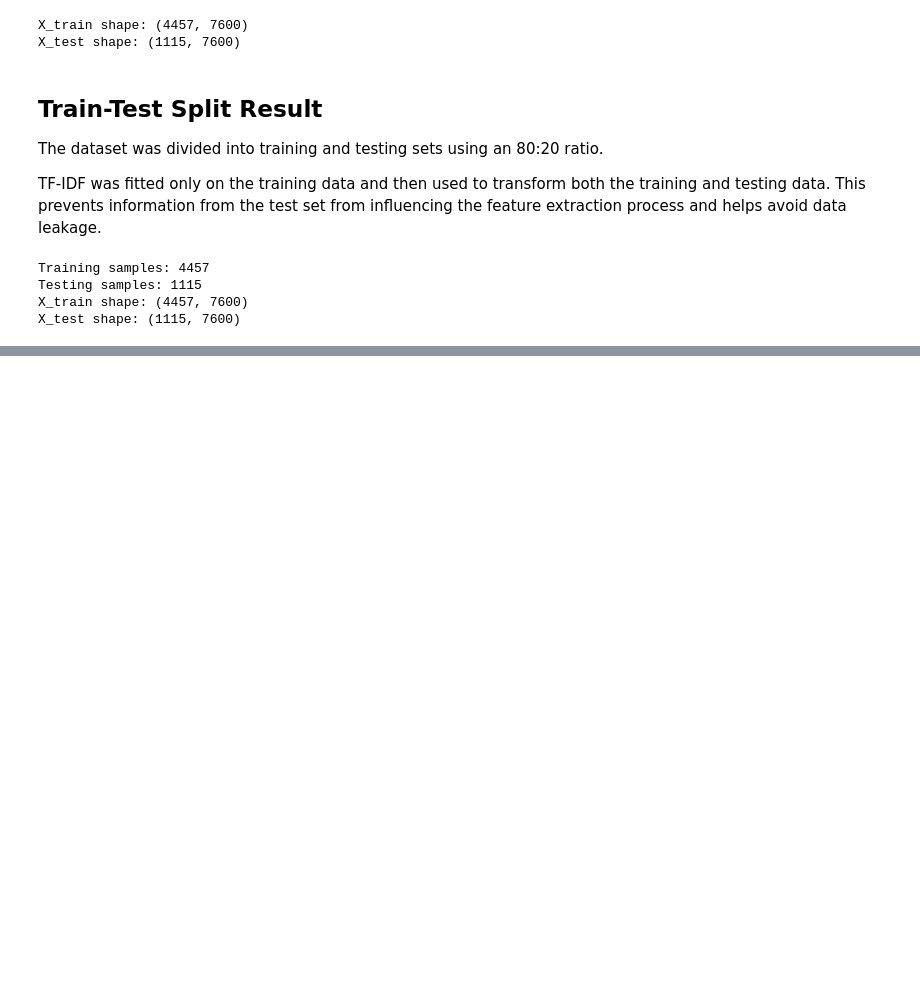
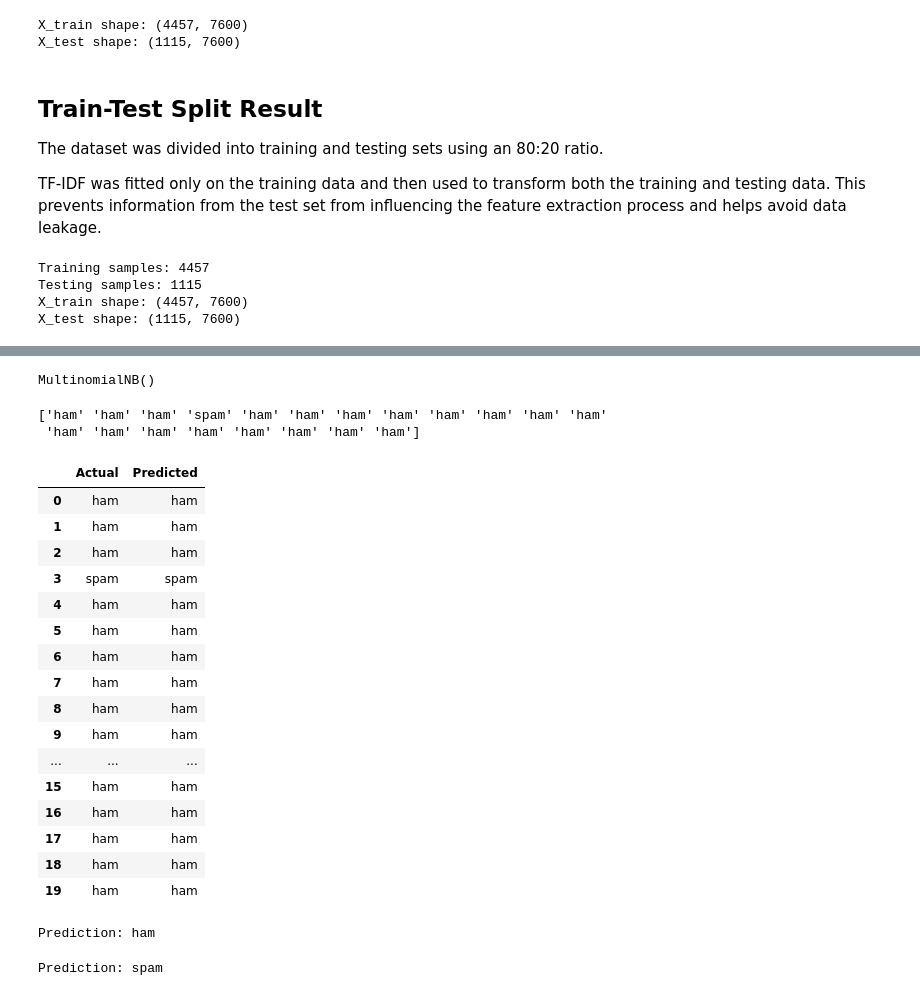
Before and after one commit to Lavanya-1134/Spam-Mail-Detector, a Jupyter notebook: notebooks/Spam_Mail_Detector.ipynb, the cells around one changed output, grey strips where cells are left out. Cells and saved outputs as stored; diff of their text form; code cells hidden in the pictures; blank space fills up the shorter version.

Commit message:
feat: train naive bayes spam classifier

```diff
--- a/notebooks/Spam_Mail_Detector.ipynb
+++ b/notebooks/Spam_Mail_Detector.ipynb
@@ -247,0 +258,58 @@ X_test shape: (1115, 7600)
+# %%
+model = MultinomialNB()
+# %%
+model.fit(X_train, y_train)
+# %% [output]
+MultinomialNB()
+# %%
+y_pred = model.predict(X_test)
+# %%
+print(y_pred[:20])
+# %% [output]
+['ham' 'ham' 'ham' 'spam' 'ham' 'ham' 'ham' 'ham' 'ham' 'ham' 'ham' 'ham'
+ 'ham' 'ham' 'ham' 'ham' 'ham' 'ham' 'ham' 'ham']
+# %%
+comparison = pd.DataFrame({
+    "Actual": y_test.values,
+    "Predicted": y_pred
+})
+
+comparison.head(20)
+# %% [output]
+|  | Actual | Predicted |
+| 0 | ham | ham |
+| 1 | ham | ham |
+| 2 | ham | ham |
+| 3 | spam | spam |
+| 4 | ham | ham |
+| 5 | ham | ham |
+| 6 | ham | ham |
+| 7 | ham | ham |
+| 8 | ham | ham |
+| 9 | ham | ham |
+| ... | ... | ... |
+| 15 | ham | ham |
+| 16 | ham | ham |
+| 17 | ham | ham |
+| 18 | ham | ham |
+| 19 | ham | ham |
+# %%
+test_message = ["Hey, are we still meeting today?"]
+
+test_vector = tfidf.transform(test_message)
+
+prediction = model.predict(test_vector)
+
+print("Prediction:", prediction[0])
+# %% [output]
+Prediction: ham
+# %%
+test_message = ["Congratulations! You have won a free prize. Call now to claim!"]
+
+test_vector = tfidf.transform(test_message)
+
+prediction = model.predict(test_vector)
+
+print("Prediction:", prediction[0])
+# %% [output]
+Prediction: spam
```
Also changed, not shown: parts of 3 cells of this notebook.
